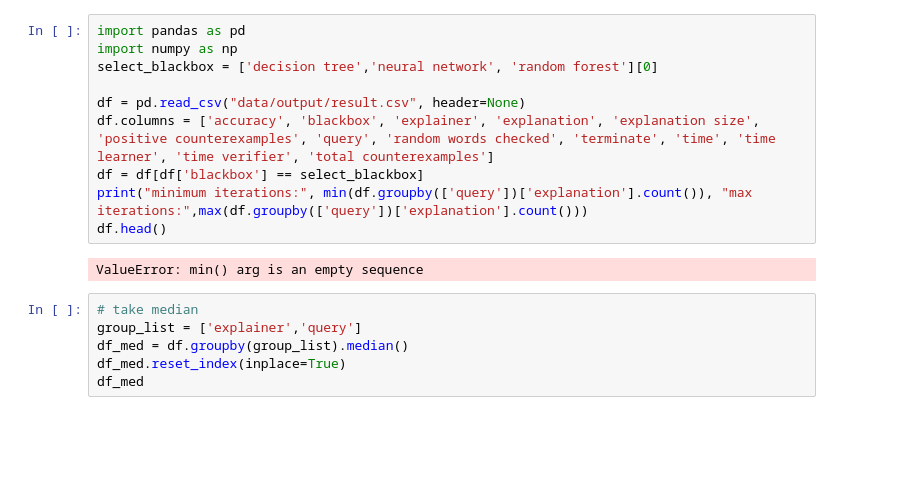
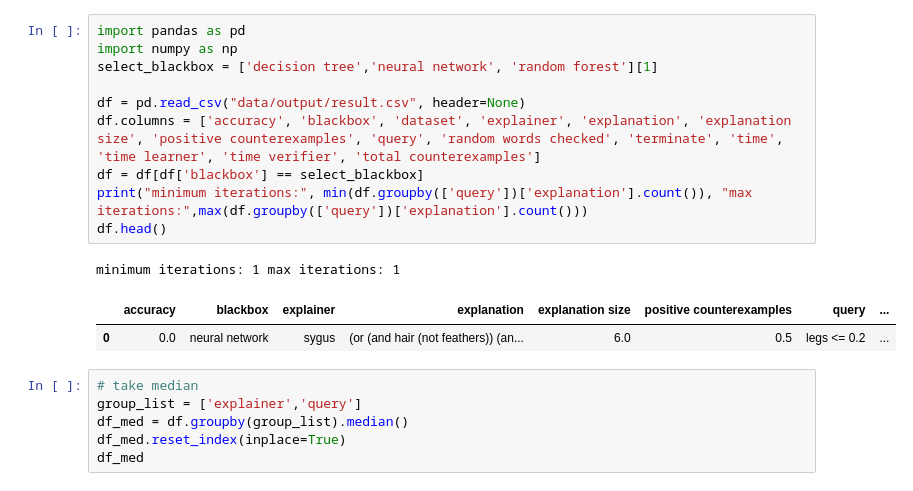
Before and after one commit to bishwamittra/pacX, a Jupyter notebook: read_output.ipynb, the cells around one changed output. Saved outputs shown, nothing was run; the diff lists cells and outputs as text; blank space fills up the shorter version.

```diff
--- a/read_output.ipynb
+++ b/read_output.ipynb
@@ -1,15 +1,17 @@
 # %%
 import pandas as pd
 import numpy as np
-select_blackbox = ['decision tree','neural network', 'random forest'][0]
+select_blackbox = ['decision tree','neural network', 'random forest'][1]
 
 df = pd.read_csv("data/output/result.csv", header=None)
-df.columns = ['accuracy', 'blackbox', 'explainer', 'explanation', 'explanation size', 'positive counterexamples', 'query', 'random words checked', 'terminate', 'time', 'time learner', 'time verifier', 'total counterexamples']
+df.columns = ['accuracy', 'blackbox', 'dataset', 'explainer', 'explanation', 'explanation size', 'positive counterexamples', 'query', 'random words checked', 'terminate', 'time', 'time learner', 'time verifier', 'total counterexamples']
 df = df[df['blackbox'] == select_blackbox]
 print("minimum iterations:", min(df.groupby(['query'])['explanation'].count()), "max iterations:",max(df.groupby(['query'])['explanation'].count()))
 df.head()
 # %% [output]
-ValueError: min() arg is an empty sequence
+minimum iterations: 1 max iterations: 1
+|  | accuracy | blackbox | explainer | explanation | explanation size | positive counterexamples | query | ... |
+| 0 | 0.0 | neural network | sygus | (or (and hair (not feathers)) (an... | 6.0 | 0.5 | legs <= 0.2 | ... |
 # %%
 # take median
 group_list = ['explainer','query']
```
Also changed, not shown: 11 other files.
